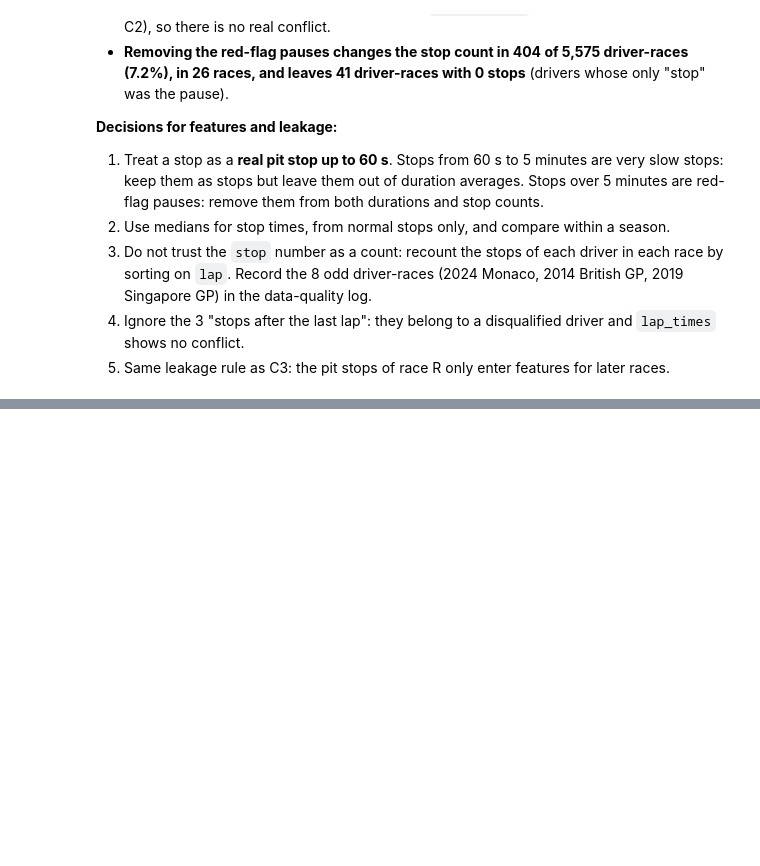
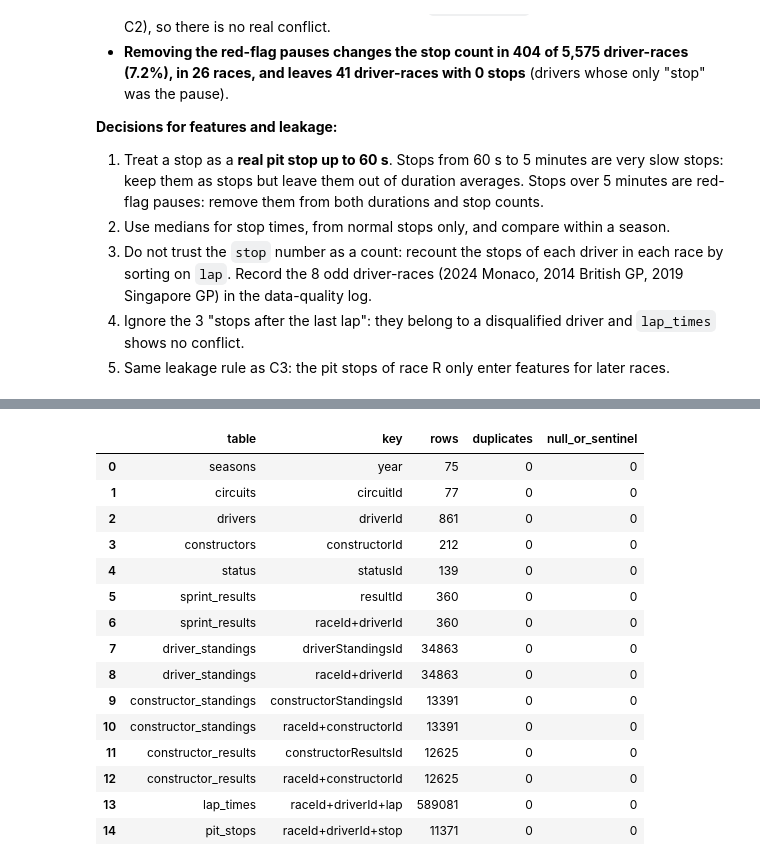
Before and after one commit to sal-tarek/ACL_F1_Predictions, a Jupyter notebook: sasa-dany-ms1-pre-cleaning.ipynb, the cells around one changed output, grey strips where cells are left out. Drawn from its saved outputs; the diff is of its cells as text; code cells hidden in the pictures; blank space fills up the shorter version.

Commit message:
D1: key and link audit - 15 keys valid, 20 links with 0 orphans, only expected carried-forward rows outside results, 3 unused reference rows (Eagle, +49 Laps, +38 Laps)

```diff
--- a/sasa-dany-ms1-pre-cleaning.ipynb
+++ b/sasa-dany-ms1-pre-cleaning.ipynb
@@ -2893,0 +2899,89 @@ Driver-races: 5575 | the stop count changes when red-flag pauses are removed: 40
+# %%
+# ==========================================================================================
+# D1 · Key and link audit across all our tables
+# ==========================================================================================
+
+# Why: before cleaning we must prove the tables fit together. Every id in a table must point at a real row in the table it belongs to
+# (a "foreign key"), and every table must have a key that identifies each row exactly once (a "primary key"). Any exception is either
+# explained by an earlier step or a real problem to write down.
+
+# ---------- 1. Primary keys: does each of our 11 tables identify its rows exactly once? ----------
+keys = [("seasons", ["year"]), ("circuits", ["circuitId"]), ("drivers", ["driverId"]), ("constructors", ["constructorId"]), ("status", ["statusId"]),
+        ("sprint_results", ["resultId"]), ("sprint_results", ["raceId", "driverId"]),
+        ("driver_standings", ["driverStandingsId"]), ("driver_standings", ["raceId", "driverId"]),
+        ("constructor_standings", ["constructorStandingsId"]), ("constructor_standings", ["raceId", "constructorId"]),
+        ("constructor_results", ["constructorResultsId"]), ("constructor_results", ["raceId", "constructorId"]),
+        ("lap_times", ["raceId", "driverId", "lap"]), ("pit_stops", ["raceId", "driverId", "stop"])]
+pk = pd.DataFrame([pk_check(t, cols) for t, cols in keys])
+display(pk)
+print("Keys with a duplicate or a missing value:", int(((pk.duplicates > 0) | (pk.null_or_sentinel > 0)).sum()), "of", len(pk))
+
+# ---------- 2. Foreign keys: does every id point at a real row? ----------
+links = [("sprint_results", "raceId", "races", "raceId"), ("sprint_results", "driverId", "drivers", "driverId"),
+         ("sprint_results", "constructorId", "constructors", "constructorId"), ("sprint_results", "statusId", "status", "statusId"),
+         ("driver_standings", "raceId", "races", "raceId"), ("driver_standings", "driverId", "drivers", "driverId"),
+         ("constructor_standings", "raceId", "races", "raceId"), ("constructor_standings", "constructorId", "constructors", "constructorId"),
+         ("constructor_results", "raceId", "races", "raceId"), ("constructor_results", "constructorId", "constructors", "constructorId"),
+         ("lap_times", "raceId", "races", "raceId"), ("lap_times", "driverId", "drivers", "driverId"),
+         ("pit_stops", "raceId", "races", "raceId"), ("pit_stops", "driverId", "drivers", "driverId"),
+         ("races", "circuitId", "circuits", "circuitId"), ("races", "year", "seasons", "year"),
+         ("results", "raceId", "races", "raceId"), ("results", "driverId", "drivers", "driverId"),
+         ("results", "constructorId", "constructors", "constructorId"), ("results", "statusId", "status", "statusId")]
+fk = pd.DataFrame([{"child column": f"{c}.{cc}", "points at": f"{p}.{pc}", "child rows": len(raw[c]),
+                    "orphans": int((~raw[c][cc].isin(set(raw[p][pc]))).sum())}      # child values that do not exist in the parent table
+                   for c, cc, p, pc in links])
+display(fk)
+print("Links checked:", len(fk), "| orphans in total:", int(fk.orphans.sum()))
+assert fk.orphans.sum() == 0, "some id points at a row that does not exist"        # stop the notebook loudly if this ever changes
+
+# ---------- 3. Do the per-driver tables only contain driver-races that really happened? ----------
+race_driver = set(zip(results.raceId.astype(int), results.driverId.astype(int)))       # every (race, driver) that has a result row
+race_team = set(zip(results.raceId.astype(int), results.constructorId.astype(int)))    # every (race, team) that started a race
+pairs = {t: int(sum((int(a), int(b)) not in race_driver for a, b in zip(raw[t].raceId, raw[t].driverId)))
+         for t in ["sprint_results", "driver_standings", "lap_times", "pit_stops"]}
+print("(raceId, driverId) pairs with no result row:", pairs)
+team_pairs = {t: int(sum((int(a), int(b)) not in race_team for a, b in zip(raw[t].raceId, raw[t].constructorId)))
+              for t in ["sprint_results", "constructor_standings", "constructor_results"]}
+print("(raceId, constructorId) pairs with no team start in results:", team_pairs)
+sprint_triple = raw["sprint_results"][["raceId", "driverId", "constructorId"]].astype(int).merge(
+    results[["raceId", "driverId", "constructorId"]].astype(int), on=["raceId", "driverId", "constructorId"], how="left", indicator=True)
+print("sprint_results rows where the driver drove for a different team than in the race:", int((sprint_triple._merge != "both").sum()))
+
+# ---------- 4. The other direction: rows that nothing points at ----------
+in_results = {"drivers": set(results.driverId), "constructors": set(results.constructorId), "status": set(results.statusId)}
+anywhere = {"drivers": set(raw["results"].driverId) | set(raw["sprint_results"].driverId) | set(raw["driver_standings"].driverId)
+            | set(raw["lap_times"].driverId) | set(raw["pit_stops"].driverId),
+            "constructors": set(raw["results"].constructorId) | set(raw["sprint_results"].constructorId)
+            | set(raw["constructor_standings"].constructorId) | set(raw["constructor_results"].constructorId),
+            "status": set(raw["results"].statusId) | set(raw["sprint_results"].statusId)}
+unused = []
+for t, (col, label) in {"drivers": ("driverId", "driverRef"), "constructors": ("constructorId", "name"), "status": ("statusId", "status")}.items():
+    for _, row in raw[t][raw[t][col].isin(in_results[t]) == False].iterrows():              # ids that no result row uses
+        unused.append({"table": t, "id": row[col], "name": row[label], "used in another table": row[col] in anywhere[t]})
+print("circuits never used by a race:", int((~raw["circuits"].circuitId.isin(set(raw["races"].circuitId))).sum()),
+      "| seasons without a race:", int((~raw["seasons"].year.isin(set(raw["races"].year))).sum()),
+      "| races without any result row:", int((~raw["races"].raceId.isin(set(raw["results"].raceId))).sum()))
+print("Rows that never appear in results:")
+display(pd.DataFrame(unused))
+
+# ---------- 5. Are all the id columns real whole numbers? ----------
+id_columns = {c for _, cc, _, _ in links for c in [cc]} | {"resultId", "driverStandingsId", "constructorStandingsId", "constructorResultsId"}
+not_numeric = {t: [c for c in df.columns if c in id_columns and pd.to_numeric(df[c], errors="coerce").isna().any()] for t, df in raw.items()}
+print("Id columns that contain something that is not a number:", {t: c for t, c in not_numeric.items() if c})
+# %% [output]
+|  | table | key | rows | duplicates | null_or_sentinel |
+| 0 | seasons | year | 75 | 0 | 0 |
+| 1 | circuits | circuitId | 77 | 0 | 0 |
+| 2 | drivers | driverId | 861 | 0 | 0 |
+| 3 | constructors | constructorId | 212 | 0 | 0 |
+| 4 | status | statusId | 139 | 0 | 0 |
+| 5 | sprint_results | resultId | 360 | 0 | 0 |
+| 6 | sprint_results | raceId+driverId | 360 | 0 | 0 |
+| 7 | driver_standings | driverStandingsId | 34863 | 0 | 0 |
+| 8 | driver_standings | raceId+driverId | 34863 | 0 | 0 |
+| 9 | constructor_standings | constructorStandingsId | 13391 | 0 | 0 |
+| 10 | constructor_standings | raceId+constructorId | 13391 | 0 | 0 |
+| 11 | constructor_results | constructorResultsId | 12625 | 0 | 0 |
+| 12 | constructor_results | raceId+constructorId | 12625 | 0 | 0 |
+| 13 | lap_times | raceId+driverId+lap | 589081 | 0 | 0 |
+| 14 | pit_stops | raceId+driverId+stop | 11371 | 0 | 0 |
```
Also changed, not shown: parts of 3 cells of this notebook.
